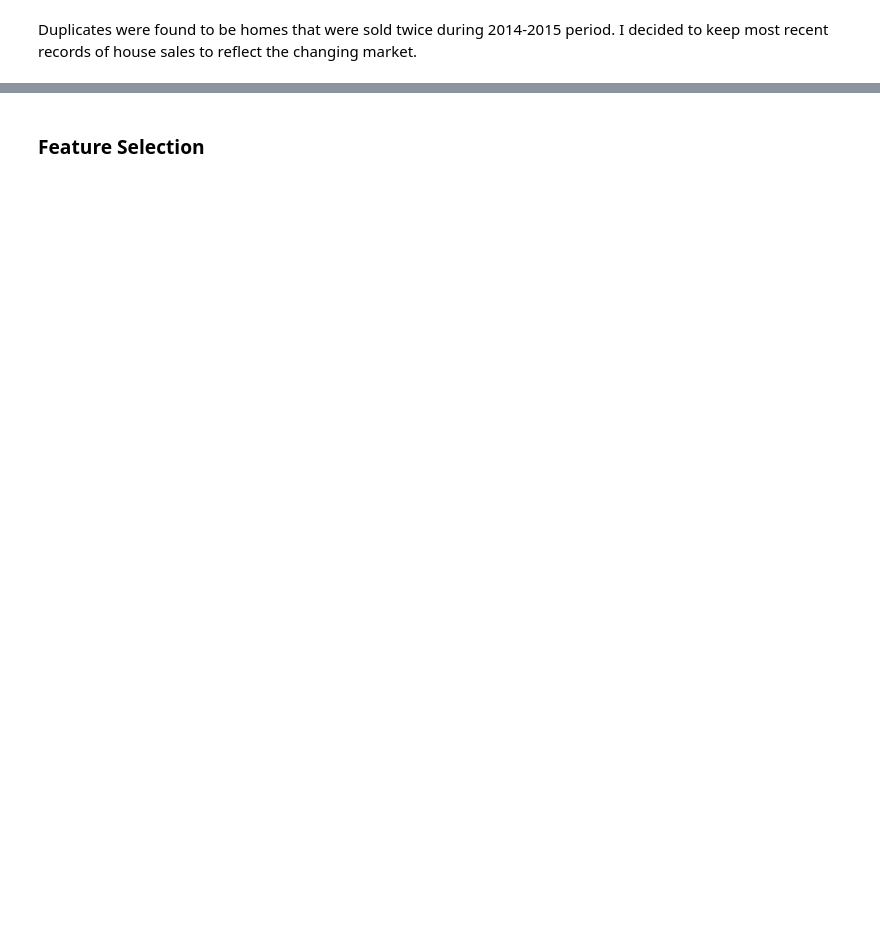
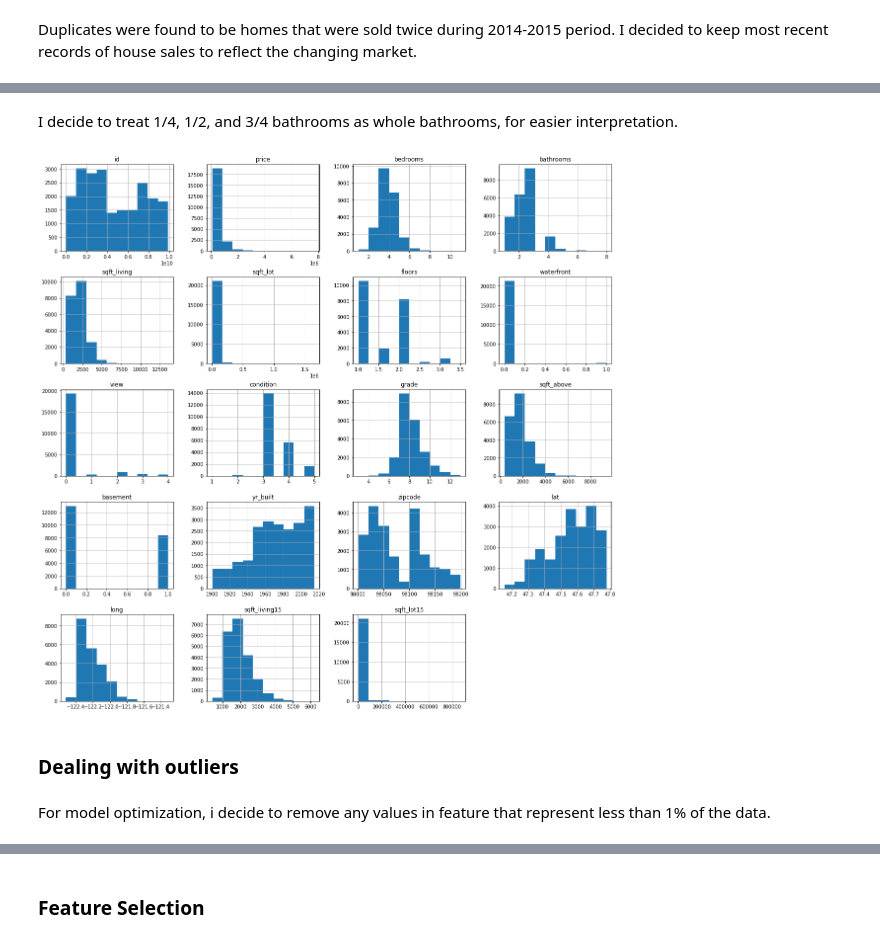
Before and after one commit to whyyoutoo/King-County-Regression-Analysis, a Jupyter notebook: king-county-regression-analysis.ipynb, the cells around one changed output, grey strips where cells are left out. Saved outputs shown, nothing was run; the diff lists cells and outputs as text; code cells hidden in the pictures; blank space fills up the shorter version.

Commit message:
update models

```diff
--- a/king-county-regression-analysis.ipynb
+++ b/king-county-regression-analysis.ipynb
@@ -95,0 +210,2 @@ df.rename(columns = {'sqft_basement': 'basement'}, inplace = True)
+# %%
+df.condition.replace({'Poor': 1, 'Fair': 2, 'Average': 3, 'Good':4, 'Very Good': 5}, inplace = True)
@@ -95,0 +229,2 @@ df.rename(columns = {'sqft_basement': 'basement'}, inplace = True)
+# %%
+df.grade = df.grade.str.extract('(\d+)').astype(int)
@@ -95,0 +252,2 @@ df.rename(columns = {'sqft_basement': 'basement'}, inplace = True)
+# %%
+df.loc[df.bedrooms == 33, 'bedrooms'] = 3
@@ -95,0 +274,13 @@ df.rename(columns = {'sqft_basement': 'basement'}, inplace = True)
+# %%
+df.bathrooms = df.bathrooms.map(np.ceil)
+# %% [markdown]
+I decide to treat 1/4, 1/2, and 3/4 bathrooms as whole bathrooms, for easier interpretation.
+# %%
+# take a quick look at distribution of each variable
+df.hist(figsize = (20,20));
+# %% [output]
+[figure, added]
+# %% [markdown]
+### Dealing with outliers
+# %% [markdown]
+For model optimization, i decide to remove any values in feature that represent less than 1% of the data.
```
Also changed, not shown: parts of 138 cells of this notebook.
